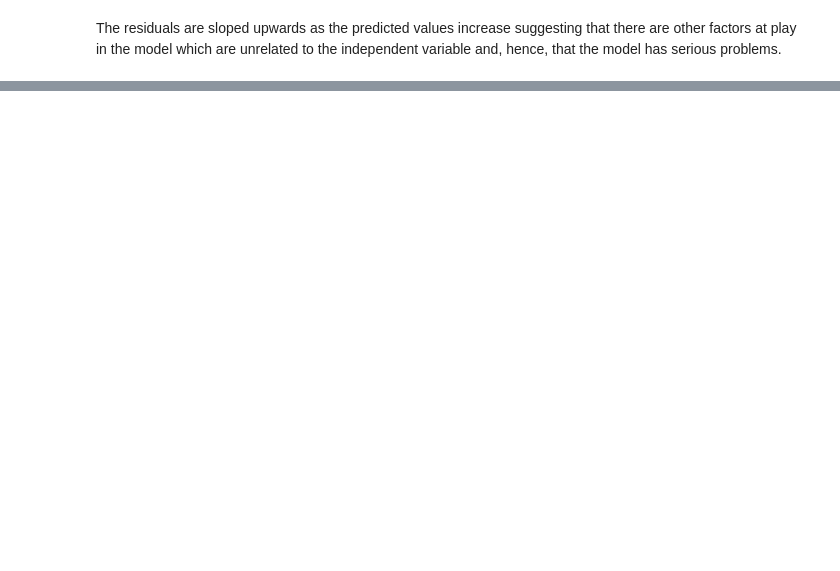
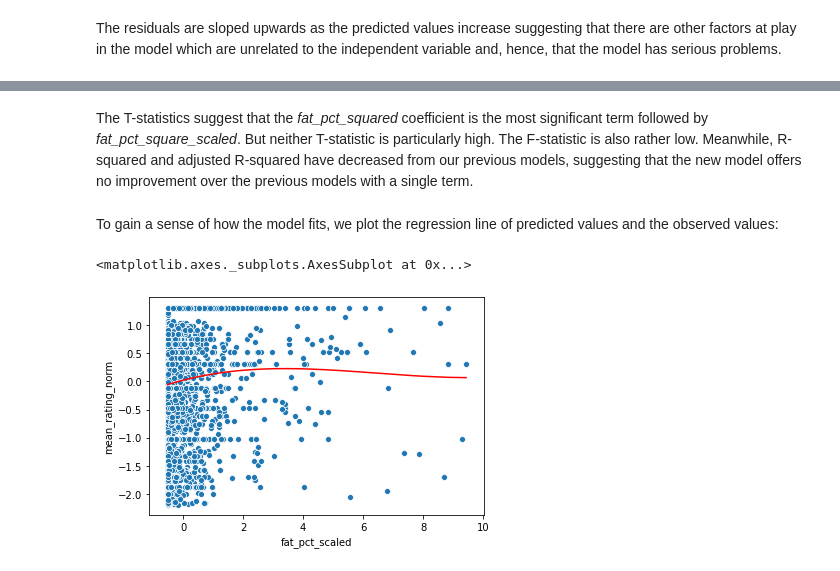
Before and after one commit to pelorenz/data-science-410, a Jupyter notebook: PeterLorenz-M03.ipynb, the cells around one changed output, grey strips where cells are left out. Saved outputs shown, nothing was run; the diff lists cells and outputs as text; code cells hidden in the pictures; blank space fills up the shorter version.

Commit message:
Added polynomial model

```diff
--- a/PeterLorenz-M03.ipynb
+++ b/PeterLorenz-M03.ipynb
@@ -361,0 +380,11 @@ The residuals are sloped upwards as the predicted values increase suggesting tha
+# %%
+## Define the regresson model and fit it to the data
+combined_model = sm.ols(formula = 'mean_rating ~ fat_pct_scaled + sodium_pct_scaled',
+                        data=recipes).fit()
+
+# Add predicted to dataframe
+recipes['predicted_fat_sodium'] = combined_model.predict(recipes[['fat_pct_scaled',
+                                                                  'sodium_pct_scaled']])
+
+# Display summary
+combined_model.summary()
@@ -361,0 +420,7 @@ The residuals are sloped upwards as the predicted values increase suggesting tha
+# %%
+# Generate polynomial features
+recipes['fat_pct_square'] = np.square(recipes.total_fat_pct)
+recipes['fat_pct_cube'] = np.multiply(recipes.total_fat_pct, recipes.fat_pct_square)
+
+# Display new features
+recipes[['total_fat_pct', 'fat_pct_square', 'fat_pct_cube']].head(10)
@@ -361,0 +441,7 @@ The residuals are sloped upwards as the predicted values increase suggesting tha
+# %%
+# Scale polynomial features
+recipes['fat_pct_square_scaled'] = scale(recipes['fat_pct_square'])
+recipes['fat_pct_cube_scaled'] = scale(recipes['fat_pct_cube'])
+
+# Display scaled features
+recipes[['fat_pct_scaled', 'fat_pct_square_scaled', 'fat_pct_cube_scaled']].head(10)
@@ -361,0 +462,13 @@ The residuals are sloped upwards as the predicted values increase suggesting tha
+# %%
+## Define the regresson model and fit it to the data
+ols_model_poly = sm.ols(formula =
+                        'mean_rating_norm ~ fat_pct_scaled + fat_pct_square_scaled + fat_pct_cube_scaled',
+                        data=recipes).fit()
+
+# Add predicted to pandas dataframe
+recipes['predicted_poly'] = ols_model_poly.predict(recipes[['fat_pct_scaled',
+                                                            'fat_pct_square_scaled',
+                                                            'fat_pct_cube_scaled']])
+
+# Display summary
+ols_model_poly.summary()
@@ -361,0 +497,10 @@ The residuals are sloped upwards as the predicted values increase suggesting tha
+# %% [markdown]
+The T-statistics suggest that the *fat_pct_squared* coefficient is the most significant term followed by *fat_pct_square_scaled*. But neither T-statistic is particularly high. The F-statistic is also rather low. Meanwhile, R-squared and adjusted R-squared have decreased from our previous models, suggesting that the new model offers no improvement over the previous models with a single term.
+# %% [markdown]
+To gain a sense of how the model fits, we plot the regression line of predicted values and the observed values:
+# %%
+ax = sns.lineplot(x='fat_pct_scaled', y='predicted_poly', data=recipes, color='red')
+sns.scatterplot(x='fat_pct_scaled', y='mean_rating_norm', data=recipes, ax=ax)
+# %% [output]
+<matplotlib.axes._subplots.AxesSubplot at 0x...>
+[figure, added]
```
Also changed, not shown: parts of 34 cells of this notebook.
